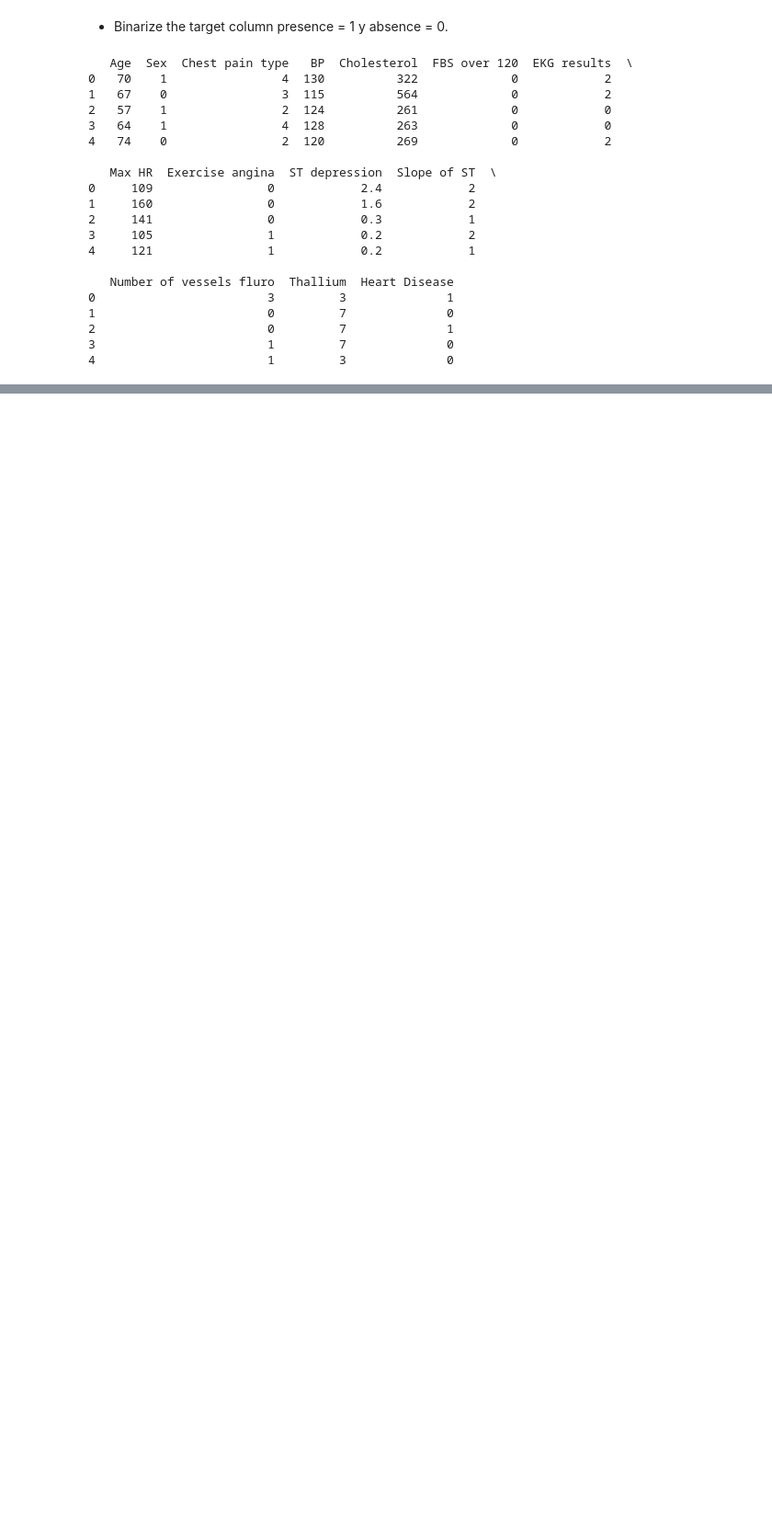
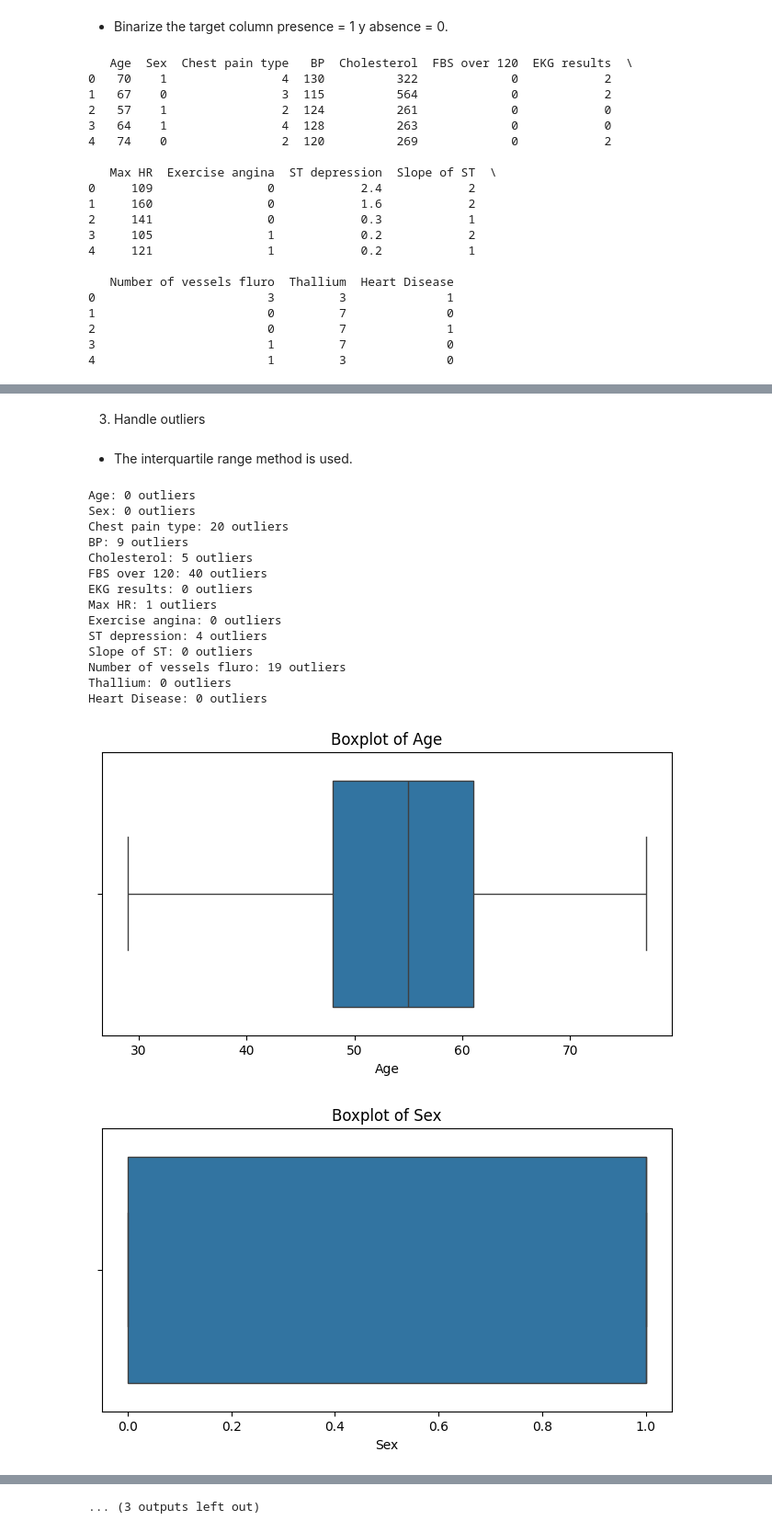
Before and after one commit to miguelvanegas-c/LogisticRegression, a Jupyter notebook: heart_disease_lr_analysis.ipynb, the cells around one changed output, grey strips where cells are left out. Shown at 92% size. Cells and saved outputs as stored; diff of their text form; code cells hidden in the pictures; blank space fills up the shorter version.

```diff
--- a/heart_disease_lr_analysis.ipynb
+++ b/heart_disease_lr_analysis.ipynb
@@ -82,0 +149,4 @@ print(df.head())
+# %%
+columnas = df.columns
+for col in df.columns:
+    df[col] = df[col].fillna(df[col].mean())
@@ -82,0 +155,37 @@ print(df.head())
+# %% [markdown]
+3. Handle outliers
+# %% [markdown]
+- The interquartile range method is used.
+# %%
+import seaborn as sns
+import matplotlib.pyplot as plt
+
+columnas = df.columns
+for col in df.columns:
+    Q1 = df[col].quantile(0.25)
+    Q3 = df[col].quantile(0.75)
+    IQR = Q3 - Q1
+
+    outliers = df[(df[col] < Q1 - 1.5*IQR) |
+                (df[col] > Q3 + 1.5*IQR)]
+    print(f"{col}: {len(outliers)} outliers")
+    plt.figure(figsize=(8, 4))
+    sns.boxplot(x=df[col])
+    plt.title(f'Boxplot of {col}')
+# %% [output]
+Age: 0 outliers
+Sex: 0 outliers
+Chest pain type: 20 outliers
+BP: 9 outliers
+Cholesterol: 5 outliers
+FBS over 120: 40 outliers
+EKG results: 0 outliers
+Max HR: 1 outliers
+Exercise angina: 0 outliers
+ST depression: 4 outliers
+Slope of ST: 0 outliers
+Number of vessels fluro: 19 outliers
+Thallium: 0 outliers
+Heart Disease: 0 outliers
+[figure, added]
+[figure, added]
@@ -82,0 +201 @@ print(df.head())
+... (3 outputs left out)
```
Also changed, not shown: parts of 11 cells of this notebook.
